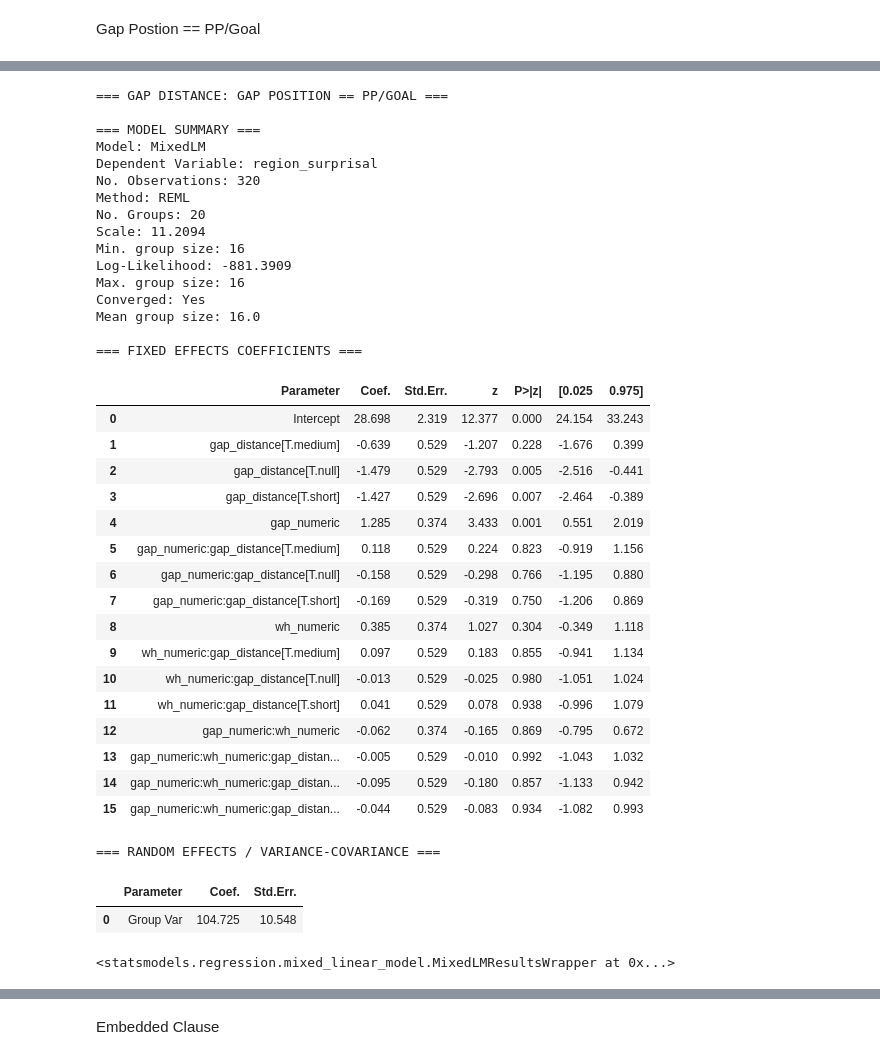
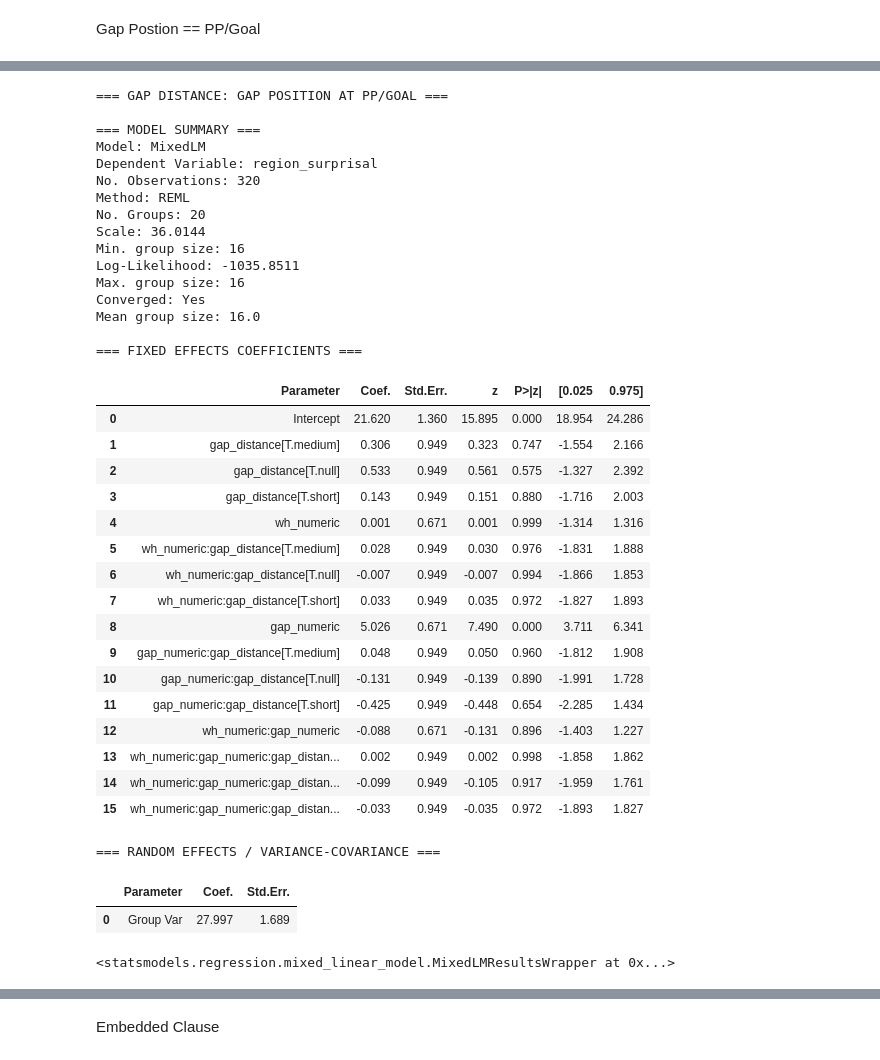
Before and after one commit to um-cap-lab/EMNLP-2025-submission, a Jupyter notebook: surprisal_calculation.ipynb, the cells around one changed output, grey strips where cells are left out. Saved outputs shown, nothing was run; the diff lists cells and outputs as text; code cells hidden in the pictures.

```diff
--- a/surprisal_calculation.ipynb
+++ b/surprisal_calculation.ipynb
@@ -88,10 +88,10 @@ surprisals
   ('Ġminute', 3.032411813735962),
   ('s', 0.0010208890307694674)]]
 # %%
-'''
+"""'
 def calculate_surprisal(sentence):
     '''
-    #Takes in a sentence, and outputs surprisal values for each word.
+    Takes in a sentence, and outputs surprisal values for each word.
     '''
 
     input_sentence = sentence # process per sentence, never in batches to avoid padding
@@ -152,7 +152,7 @@ def calculate_surprisal(sentence):
 
 sentence = 'The teacher realized what the storm rolled in while the student in the first year was studying for the test with great enthusiasm'
 calculate_surprisal(sentence)
-'''
+"""
 # %% [output]
 [('The', 0.0),
  ('teacher', 11.844358444213867),
@@ -438,7 +494,7 @@ def mixed_effects_linear_regression(df, iv_list, surprisal, label):
     '''
 
     for field in iv_list:
-        if field == 'wh_numeric' or 'gap_numeric':
+        if field == 'wh_numeric' or 'gap_numeric' or 'gap_distance_length':
             pass
         else:
             df[field] = df[field].astype('category')
@@ -551,4 +592,4 @@ sentence_df['gap_numeric'] = sentence_df['gap'].replace(0, -1)
 syntactic_parts = ['prefix', 'licensor', 'subj', 'modifier', 'verb', 'object', 'prep', 'goal', 'temp_mod']
 sentence_df['sentence'] = sentence_df.apply(lambda x: merge_sentence(x, syntactic_parts), axis = 1)
 sentence_df['surprisals'] = sentence_df['sentence'].apply(calculate_surprisal)
-sentence_df
+sentence_df['gap_distance_length'] = sentence_df['modifier'].apply(lambda x: len(x) if pd.notna(x) else 0)
@@ -645,8 +716,8 @@ Mean group size: 32.0
 Gap Postion == PP/Goal
 # %%
 pp_df = sentence_df.copy()
-pp_df['region_surprisal'] = pp_df.apply(lambda x: sum_region_surprisal(x, ['temp_mod']), axis = 1)
+#pp_df['region_surprisal'] = pp_df.apply(lambda x: sum_region_surprisal(x, ['temp_mod']), axis = 1)
+pp_df['region_surprisal'] = pp_df.apply(lambda x: sum_region_surprisal(x, ['temp_mod'], 'goal'), axis = 1)
 
 # filter for PP gap
 ppgap_df = pp_df[pp_df['gap_position'] == 'IO']
-ppgap_df
@@ -667,41 +724,42 @@ ppgap_df
 # %%
+# categorical
 iv_list = ['wh_numeric', 'gap_numeric', 'gap_distance']
-mixed_effects_linear_regression(ppgap_df, iv_list, 'region_surprisal', 'gap distance: gap position == pp/goal')
+mixed_effects_linear_regression(ppgap_df, iv_list, 'region_surprisal', 'gap distance: gap position at pp/goal')
 # %% [output]
-=== GAP DISTANCE: GAP POSITION == PP/GOAL ===
+=== GAP DISTANCE: GAP POSITION AT PP/GOAL ===
 
 === MODEL SUMMARY ===
 Model: MixedLM
 Dependent Variable: region_surprisal
 No. Observations: 320
 Method: REML
 No. Groups: 20
-Scale: 11.2094
+Scale: 36.0144
 Min. group size: 16
-Log-Likelihood: -881.3909
+Log-Likelihood: -1035.8511
 Max. group size: 16
 Converged: Yes
 Mean group size: 16.0
 
 === FIXED EFFECTS COEFFICIENTS ===
 |  | Parameter | Coef. | Std.Err. | z | P>|z| | [0.025 | 0.975] |
-| 0 | Intercept | 28.698 | 2.319 | 12.377 | 0.000 | 24.154 | 33.243 |
-| 1 | gap_distance[T.medium] | -0.639 | 0.529 | -1.207 | 0.228 | -1.676 | 0.399 |
-| 2 | gap_distance[T.null] | -1.479 | 0.529 | -2.793 | 0.005 | -2.516 | -0.441 |
-| 3 | gap_distance[T.short] | -1.427 | 0.529 | -2.696 | 0.007 | -2.464 | -0.389 |
-| 4 | gap_numeric | 1.285 | 0.374 | 3.433 | 0.001 | 0.551 | 2.019 |
-| 5 | gap_numeric:gap_distance[T.medium] | 0.118 | 0.529 | 0.224 | 0.823 | -0.919 | 1.156 |
-| 6 | gap_numeric:gap_distance[T.null] | -0.158 | 0.529 | -0.298 | 0.766 | -1.195 | 0.880 |
-| 7 | gap_numeric:gap_distance[T.short] | -0.169 | 0.529 | -0.319 | 0.750 | -1.206 | 0.869 |
-| 8 | wh_numeric | 0.385 | 0.374 | 1.027 | 0.304 | -0.349 | 1.118 |
-| 9 | wh_numeric:gap_distance[T.medium] | 0.097 | 0.529 | 0.183 | 0.855 | -0.941 | 1.134 |
-| 10 | wh_numeric:gap_distance[T.null] | -0.013 | 0.529 | -0.025 | 0.980 | -1.051 | 1.024 |
-| 11 | wh_numeric:gap_distance[T.short] | 0.041 | 0.529 | 0.078 | 0.938 | -0.996 | 1.079 |
-| 12 | gap_numeric:wh_numeric | -0.062 | 0.374 | -0.165 | 0.869 | -0.795 | 0.672 |
-| 13 | gap_numeric:wh_numeric:gap_distan... | -0.005 | 0.529 | -0.010 | 0.992 | -1.043 | 1.032 |
-| 14 | gap_numeric:wh_numeric:gap_distan... | -0.095 | 0.529 | -0.180 | 0.857 | -1.133 | 0.942 |
-| 15 | gap_numeric:wh_numeric:gap_distan... | -0.044 | 0.529 | -0.083 | 0.934 | -1.082 | 0.993 |
+| 0 | Intercept | 21.620 | 1.360 | 15.895 | 0.000 | 18.954 | 24.286 |
+| 1 | gap_distance[T.medium] | 0.306 | 0.949 | 0.323 | 0.747 | -1.554 | 2.166 |
+| 2 | gap_distance[T.null] | 0.533 | 0.949 | 0.561 | 0.575 | -1.327 | 2.392 |
+| 3 | gap_distance[T.short] | 0.143 | 0.949 | 0.151 | 0.880 | -1.716 | 2.003 |
+| 4 | wh_numeric | 0.001 | 0.671 | 0.001 | 0.999 | -1.314 | 1.316 |
+| 5 | wh_numeric:gap_distance[T.medium] | 0.028 | 0.949 | 0.030 | 0.976 | -1.831 | 1.888 |
+| 6 | wh_numeric:gap_distance[T.null] | -0.007 | 0.949 | -0.007 | 0.994 | -1.866 | 1.853 |
+| 7 | wh_numeric:gap_distance[T.short] | 0.033 | 0.949 | 0.035 | 0.972 | -1.827 | 1.893 |
+| 8 | gap_numeric | 5.026 | 0.671 | 7.490 | 0.000 | 3.711 | 6.341 |
+| 9 | gap_numeric:gap_distance[T.medium] | 0.048 | 0.949 | 0.050 | 0.960 | -1.812 | 1.908 |
+| 10 | gap_numeric:gap_distance[T.null] | -0.131 | 0.949 | -0.139 | 0.890 | -1.991 | 1.728 |
+| 11 | gap_numeric:gap_distance[T.short] | -0.425 | 0.949 | -0.448 | 0.654 | -2.285 | 1.434 |
+| 12 | wh_numeric:gap_numeric | -0.088 | 0.671 | -0.131 | 0.896 | -1.403 | 1.227 |
+| 13 | wh_numeric:gap_numeric:gap_distan... | 0.002 | 0.949 | 0.002 | 0.998 | -1.858 | 1.862 |
+| 14 | wh_numeric:gap_numeric:gap_distan... | -0.099 | 0.949 | -0.105 | 0.917 | -1.959 | 1.761 |
+| 15 | wh_numeric:gap_numeric:gap_distan... | -0.033 | 0.949 | -0.035 | 0.972 | -1.893 | 1.827 |
 === RANDOM EFFECTS / VARIANCE-COVARIANCE ===
 |  | Parameter | Coef. | Std.Err. |
-| 0 | Group Var | 104.725 | 10.548 |
+| 0 | Group Var | 27.997 | 1.689 |
 <statsmodels.regression.mixed_linear_model.MixedLMResultsWrapper at 0x...>
```
Also changed, not shown: parts of 35 cells of this notebook.
